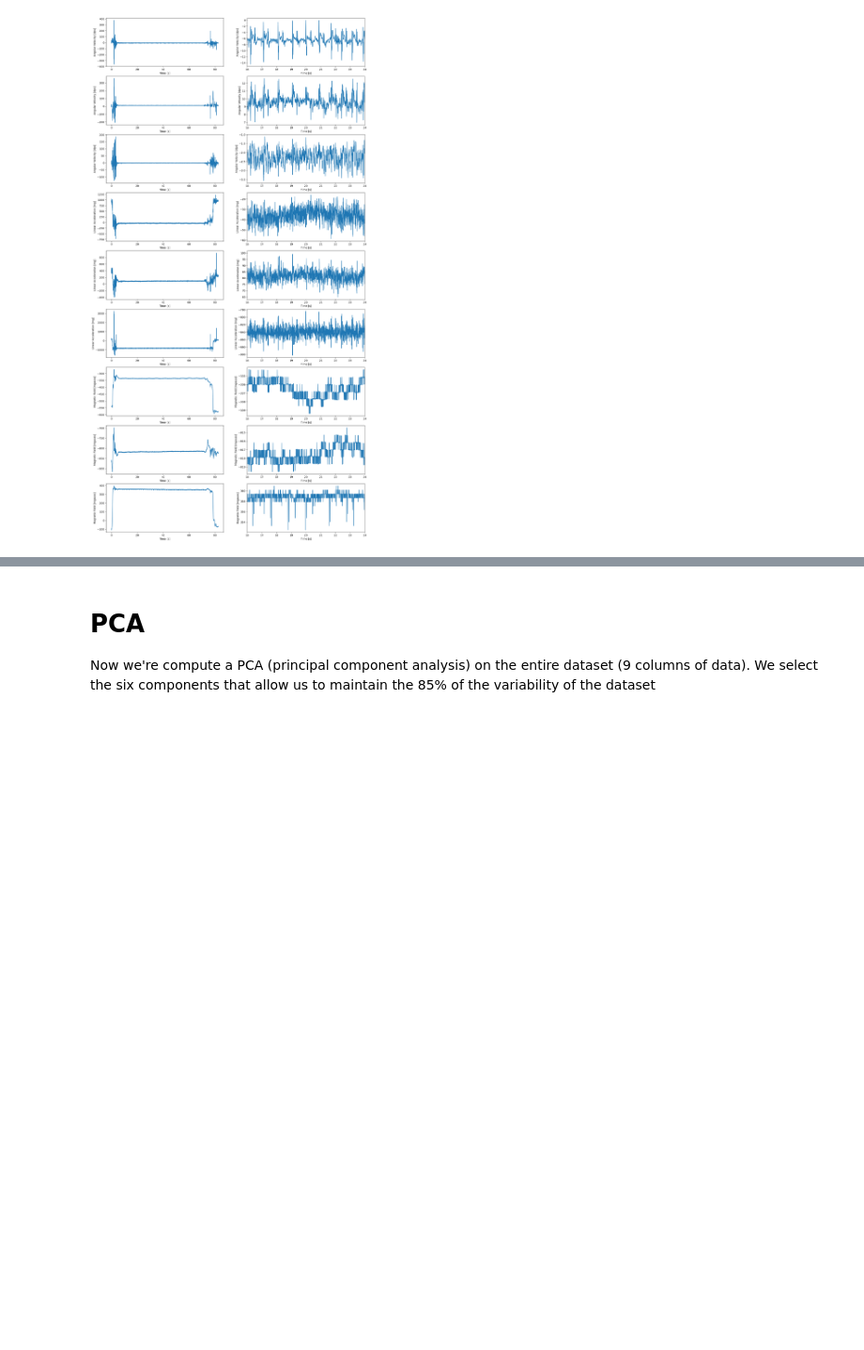
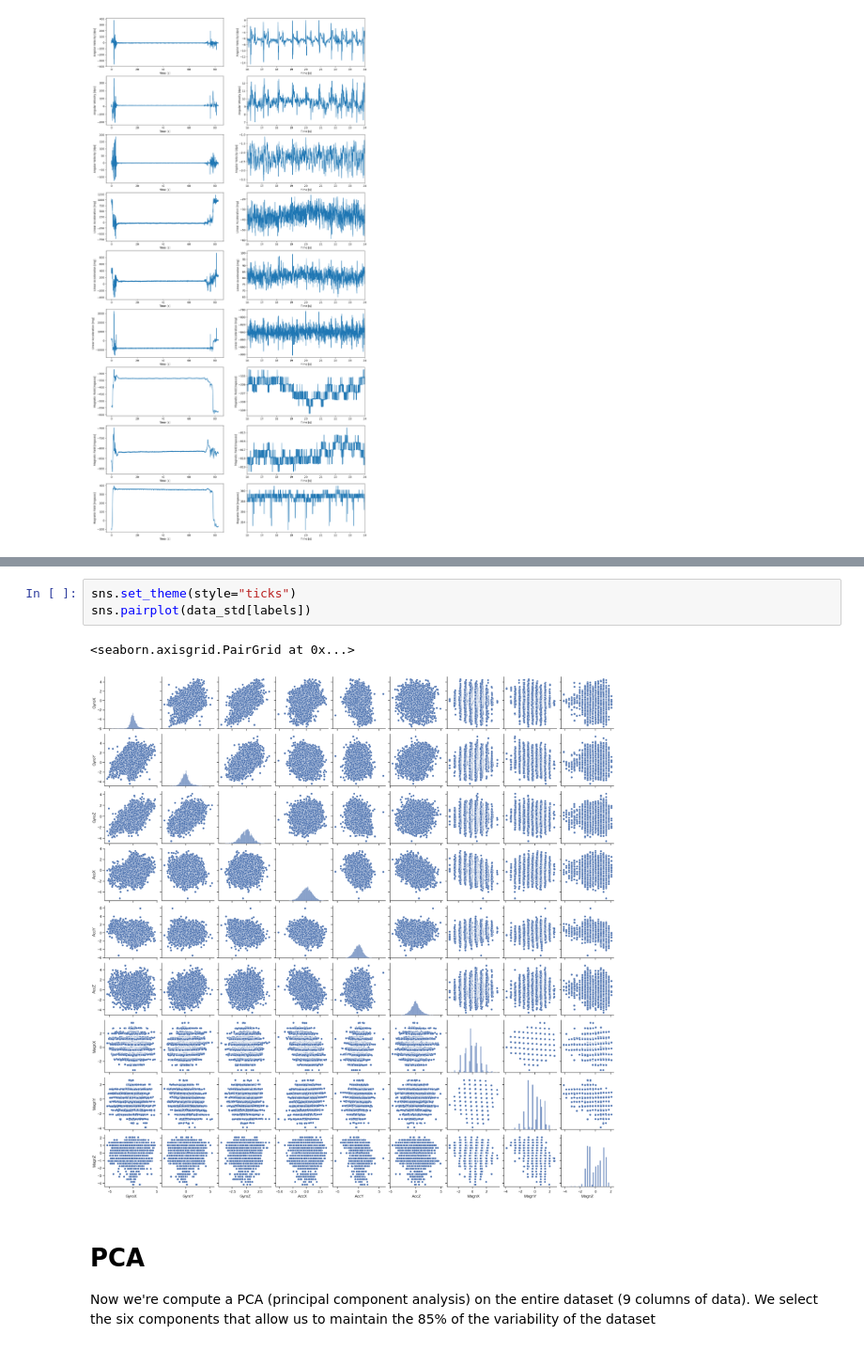
Before and after one commit to enlupi/GruppoSeven, a Jupyter notebook: project_final.ipynb, the cells around one changed output, grey strips where cells are left out. Shown at 94% size. Drawn from its saved outputs; the diff is of its cells as text; blank space fills up the shorter version.

Commit message:
Statistical Analysis and correlation plot

```diff
--- a/project_final.ipynb
+++ b/project_final.ipynb
@@ -216,3 +243,9 @@ display(data_std)
+# %%
+sns.set_theme(style="ticks")
+sns.pairplot(data_std[labels])
+# %% [output]
+<seaborn.axisgrid.PairGrid at 0x...>
+[figure, added]
 # %% [markdown]
 # PCA
 
```
Also changed, not shown: parts of 4 cells of this notebook.
